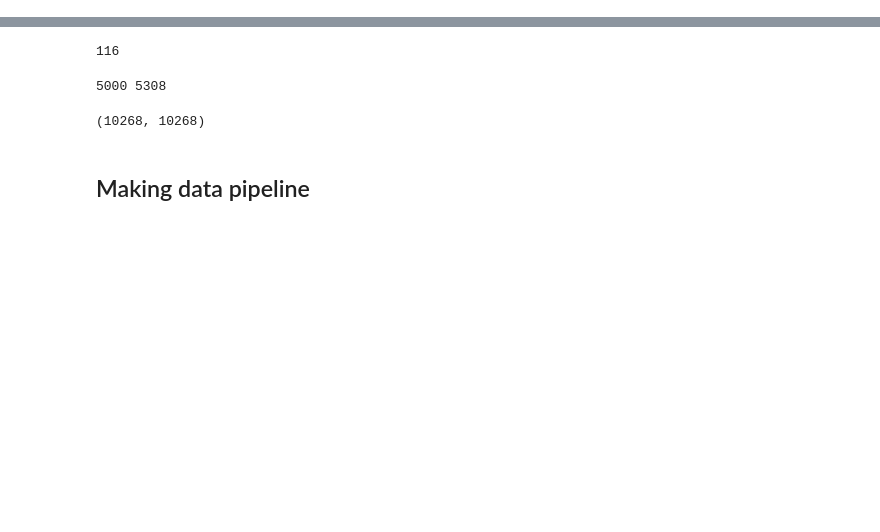
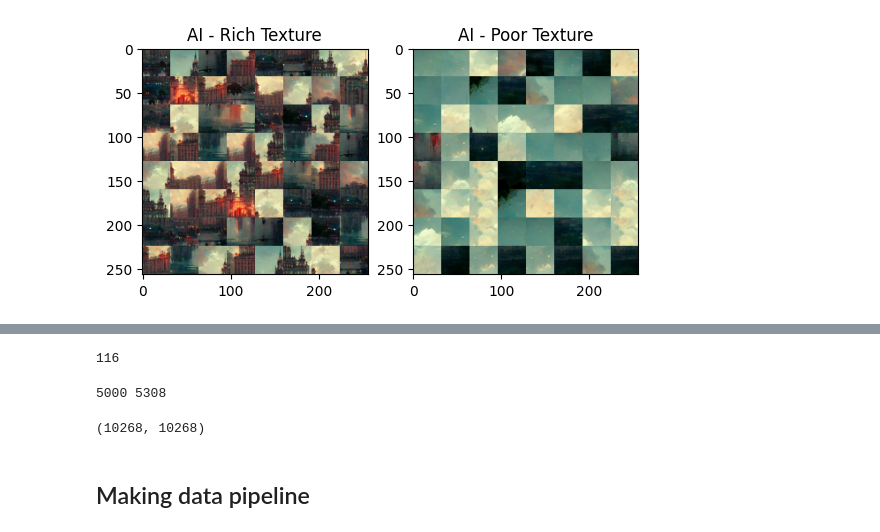
Before and after one commit to hridayK/Detection-of-AI-generated-images, a Jupyter notebook: original_method.ipynb, the cells around one changed output, grey strips where cells are left out. Saved outputs shown, nothing was run; the diff lists cells and outputs as text; code cells hidden in the pictures; blank space fills up the shorter version.

```diff
--- a/original_method.ipynb
+++ b/original_method.ipynb
@@ -22,0 +25,11 @@ plt.show()
+# %%
+rt1,pt1 = smash_n_reconstruct('./test_imgs/fake.png')
+plt.subplot(1,2,1)
+plt.imshow(rt1,cmap='gray')
+plt.title('AI - Rich Texture')
+plt.subplot(1,2,2)
+plt.imshow(pt1,cmap='gray')
+plt.title('AI - Poor Texture')
+plt.show()
+# %% [output]
+[figure, added]
```
Also changed, not shown: parts of 6 cells of this notebook, 5 other files.
